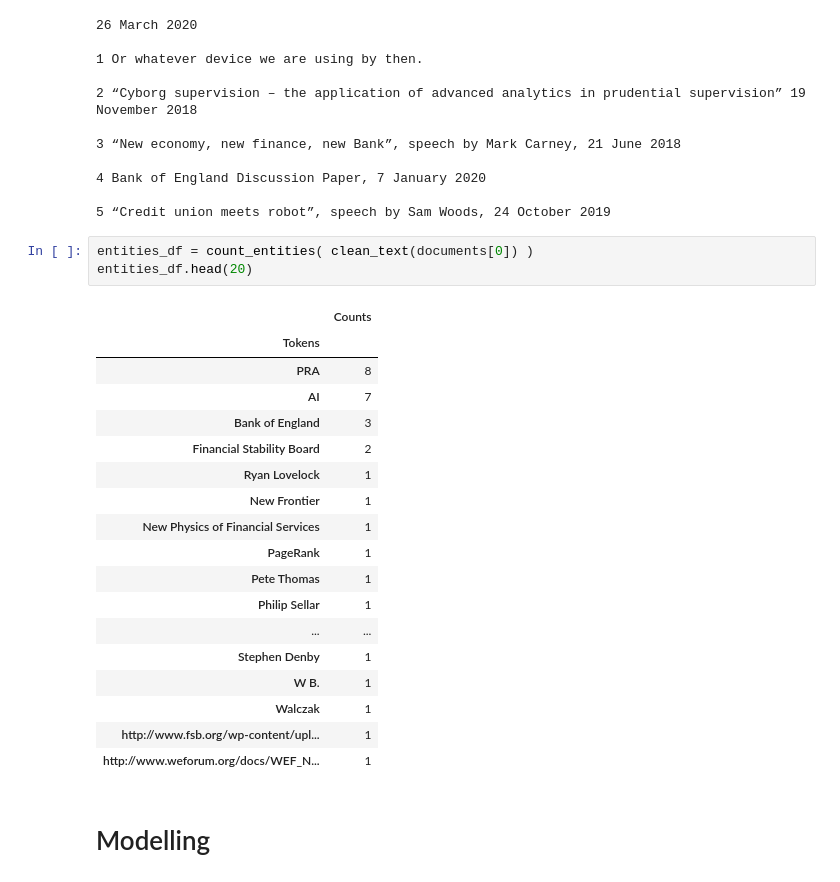
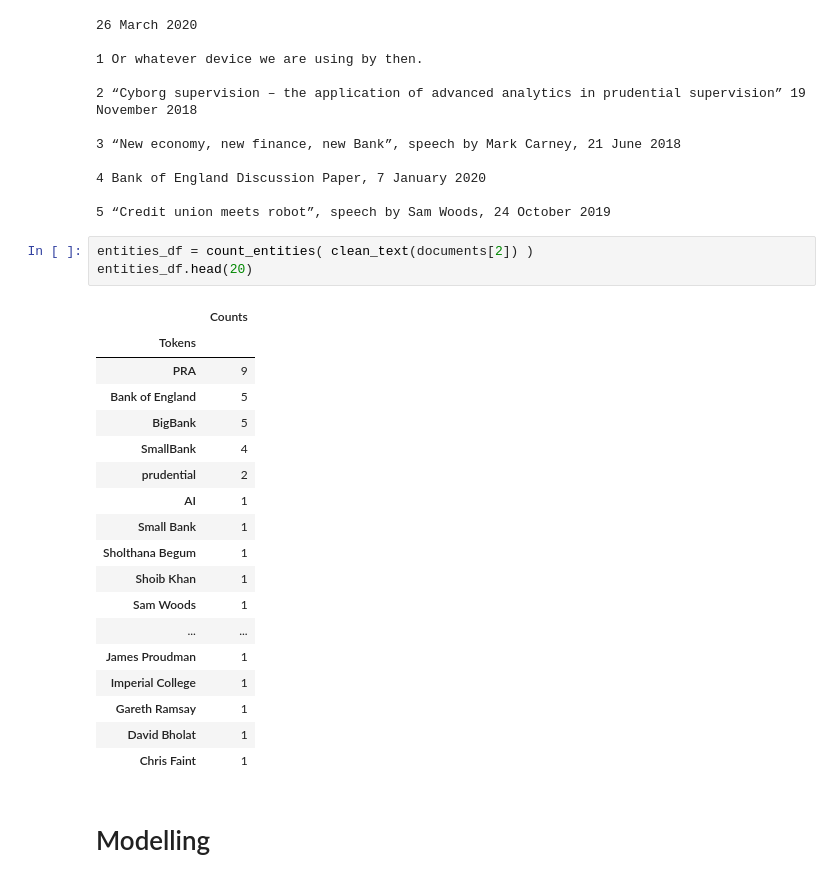
Before and after one commit to condensedWeasel/speech-nlp, a Jupyter notebook: make_slides.ipynb, the cells around one changed output. Drawn from its saved outputs; the diff is of its cells as text.

```diff
--- a/make_slides.ipynb
+++ b/make_slides.ipynb
@@ -101,27 +101,27 @@ for r in refs:
 
 5 “Credit union meets robot”, speech by Sam Woods, 24 October 2019
 # %%
-entities_df = count_entities( clean_text(documents[0]) )
+entities_df = count_entities( clean_text(documents[2]) )
 entities_df.head(20)
 # %% [output]
 |  | Counts |
 | Tokens |  |
-| PRA | 8 |
-| AI | 7 |
-| Bank of England | 3 |
-| Financial Stability Board | 2 |
-| Ryan Lovelock | 1 |
-| New Frontier | 1 |
-| New Physics of Financial Services | 1 |
-| PageRank | 1 |
-| Pete Thomas | 1 |
-| Philip Sellar | 1 |
+| PRA | 9 |
+| Bank of England | 5 |
+| BigBank | 5 |
+| SmallBank | 4 |
+| prudential | 2 |
+| AI | 1 |
+| Small Bank | 1 |
+| Sholthana Begum | 1 |
+| Shoib Khan | 1 |
+| Sam Woods | 1 |
 | ... | ... |
-| Stephen Denby | 1 |
-| W B. | 1 |
-| Walczak | 1 |
-| http://www.fsb.org/wp-content/upl... | 1 |
-| http://www.weforum.org/docs/WEF_N... | 1 |
+| James Proudman | 1 |
+| Imperial College | 1 |
+| Gareth Ramsay | 1 |
+| David Bholat | 1 |
+| Chris Faint | 1 |
 # %% [markdown]
 # Modelling
 # %%
```
Also changed, not shown: parts of 2 cells of this notebook, 5 other files.
